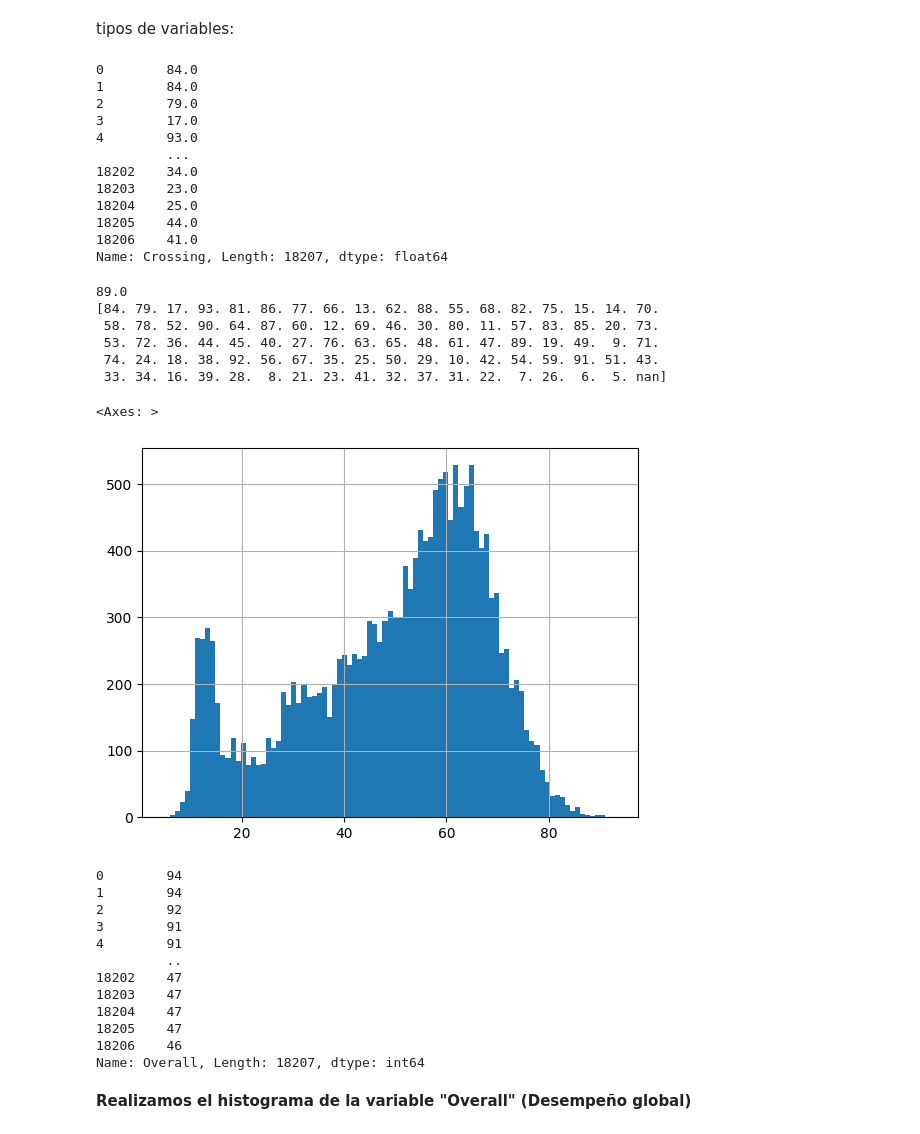
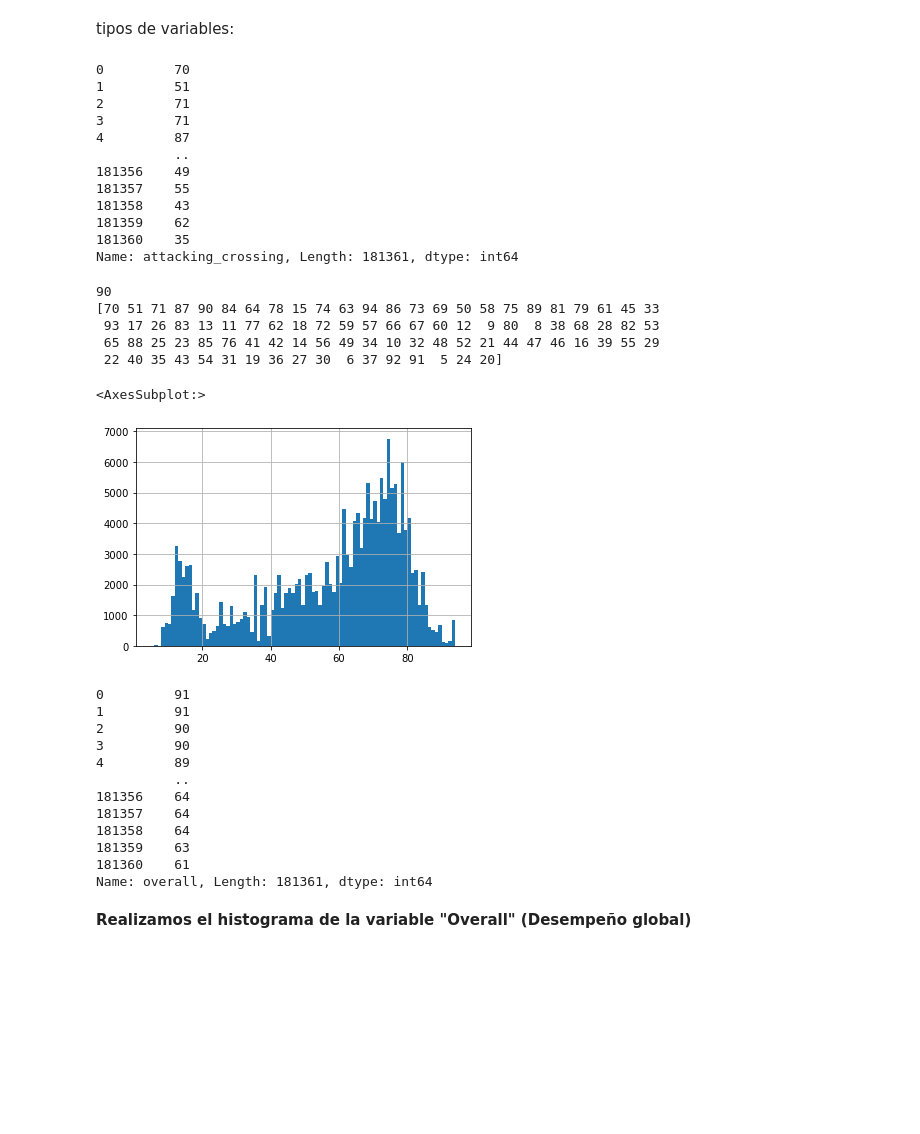
Before and after one commit to TMTrincheri/ANS_G3, a Jupyter notebook: ntb_clustering_1_fifa2023.ipynb, the cells around one changed output. Cells and saved outputs as stored; diff of their text form; code cells hidden in the pictures; blank space fills up the shorter version.

```diff
--- a/ntb_clustering_1_fifa2023.ipynb
+++ b/ntb_clustering_1_fifa2023.ipynb
@@ -41,4 +41,4 @@ url='https://raw.githubusercontent.com/DiploDatos/AprendizajeNOSupervisado/maste
 # %%
-df=pd.read_csv(url)
-df.head(10)
+df = pd.read_csv('female_players.csv')
+df.head(5)
 # %% [output]
@@ -113,49 +101,48 @@ tipos de variables:
 # %%
 #completar
 # %%
-print(df.Crossing)
+print(df.attacking_crossing)
 # %% [output]
-0        84.0
-1        84.0
-2        79.0
-3        17.0
-4        93.0
-         ...
-18202    34.0
-18203    23.0
-18204    25.0
-18205    44.0
-18206    41.0
-Name: Crossing, Length: 18207, dtype: float64
+0         70
+1         51
+2         71
+3         71
+4         87
+          ..
+181356    49
+181357    55
+181358    43
+181359    62
+181360    35
+Name: attacking_crossing, Length: 181361, dtype: int64
 # %%
-print(df.Crossing.max()-df.Crossing.min()+1)
+print(df.attacking_crossing.max()-df.attacking_crossing.min()+1)
 nbins=89
-print(df['Crossing'].unique())
-df['Crossing'].hist(bins = nbins)
+print(df['attacking_crossing'].unique())
+df['attacking_crossing'].hist(bins = nbins)
 # %% [output]
-89.0
-[84. 79. 17. 93. 81. 86. 77. 66. 13. 62. 88. 55. 68. 82. 75. 15. 14. 70.
- 58. 78. 52. 90. 64. 87. 60. 12. 69. 46. 30. 80. 11. 57. 83. 85. 20. 73.
- 53. 72. 36. 44. 45. 40. 27. 76. 63. 65. 48. 61. 47. 89. 19. 49.  9. 71.
- 74. 24. 18. 38. 92. 56. 67. 35. 25. 50. 29. 10. 42. 54. 59. 91. 51. 43.
- 33. 34. 16. 39. 28.  8. 21. 23. 41. 32. 37. 31. 22.  7. 26.  6.  5. nan]
+90
+[70 51 71 87 90 84 64 78 15 74 63 94 86 73 69 50 58 75 89 81 79 61 45 33
+ 93 17 26 83 13 11 77 62 18 72 59 57 66 67 60 12  9 80  8 38 68 28 82 53
+ 65 88 25 23 85 76 41 42 14 56 49 34 10 32 48 52 21 44 47 46 16 39 55 29
+ 22 40 35 43 54 31 19 36 27 30  6 37 92 91  5 24 20]
-<Axes: >
+<AxesSubplot:>
-[figure, old version]
+[figure, new version]
 # %%
-print(df.Overall)
+print(df.overall)
 # %% [output]
-0        94
-1        94
-2        92
-3        91
-4        91
-         ..
-18202    47
-18203    47
-18204    47
-18205    47
-18206    46
-Name: Overall, Length: 18207, dtype: int64
+0         91
+1         91
+2         90
+3         90
+4         89
+          ..
+181356    64
+181357    64
+181358    64
+181359    63
+181360    61
+Name: overall, Length: 181361, dtype: int64
 # %% [markdown]
 **Realizamos el histograma de la variable "Overall" (Desempeño global)**
 # %%
```
Also changed, not shown: parts of 27 cells of this notebook, 1 other file.
